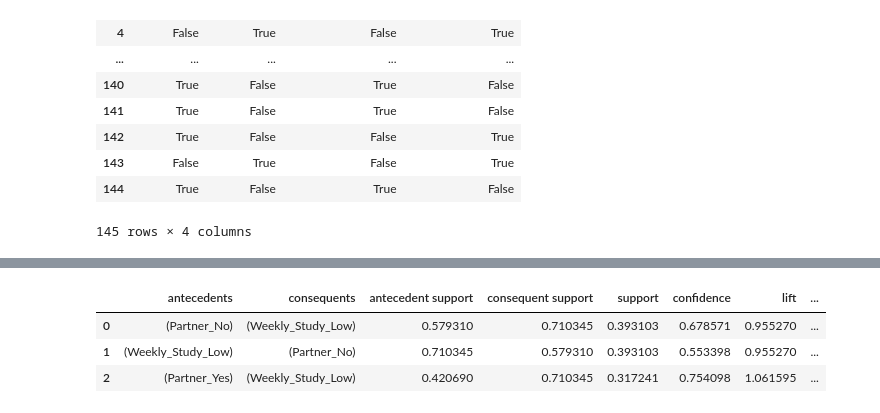
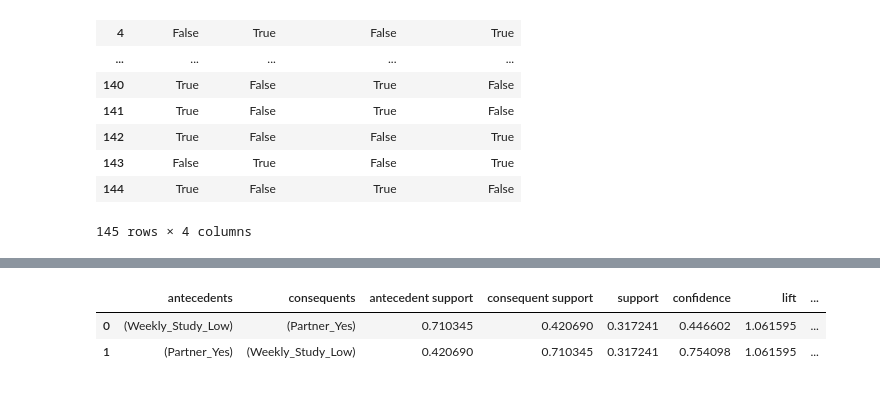
Before and after one commit to waiee/Higher-Education-Students-Performance-Evaluation---Association-Rule-Mining, a Jupyter notebook: test.ipynb, the cells around one changed output, grey strips where cells are left out. Cells and saved outputs as stored; diff of their text form; code cells hidden in the pictures.

```diff
--- a/test.ipynb
+++ b/test.ipynb
@@ -524,8 +523,7 @@ display(fp_apriori)
 # %%
-assoc_rules = fp.association_rules(fp_apriori,metric='confidence', min_threshold=0.5,support_only=False)
+assoc_rules = fp.association_rules(fp_apriori,metric='lift', min_threshold=1.0,support_only=False)
 display(assoc_rules)
 # %% [output]
 |  | antecedents | consequents | antecedent support | consequent support | support | confidence | lift | ... |
-| 0 | (Partner_No) | (Weekly_Study_Low) | 0.579310 | 0.710345 | 0.393103 | 0.678571 | 0.955270 | ... |
-| 1 | (Weekly_Study_Low) | (Partner_No) | 0.710345 | 0.579310 | 0.393103 | 0.553398 | 0.955270 | ... |
-| 2 | (Partner_Yes) | (Weekly_Study_Low) | 0.420690 | 0.710345 | 0.317241 | 0.754098 | 1.061595 | ... |
+| 0 | (Weekly_Study_Low) | (Partner_Yes) | 0.710345 | 0.420690 | 0.317241 | 0.446602 | 1.061595 | ... |
+| 1 | (Partner_Yes) | (Weekly_Study_Low) | 0.420690 | 0.710345 | 0.317241 | 0.754098 | 1.061595 | ... |
```
Also changed, not shown: parts of 6 cells of this notebook.
